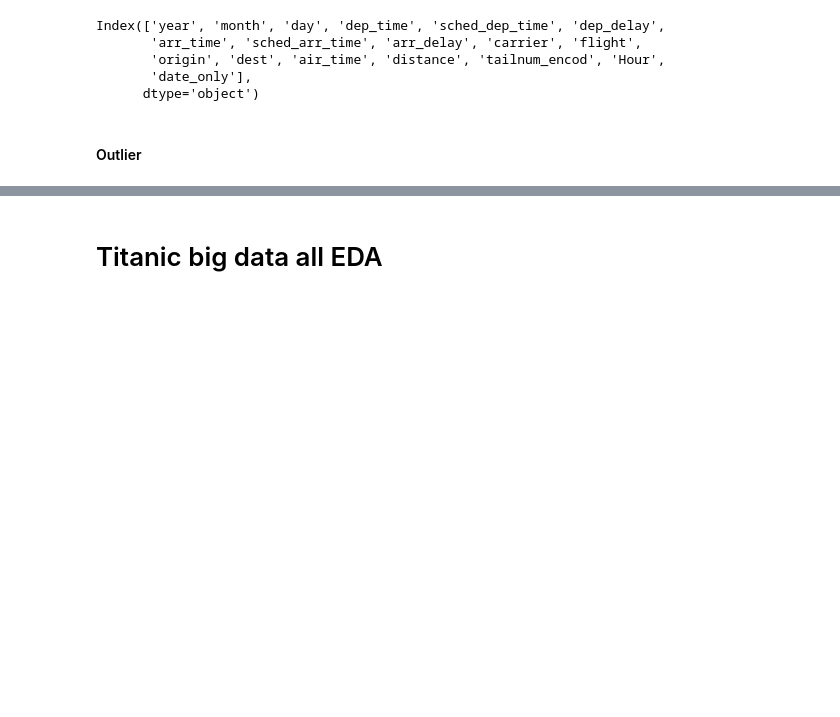
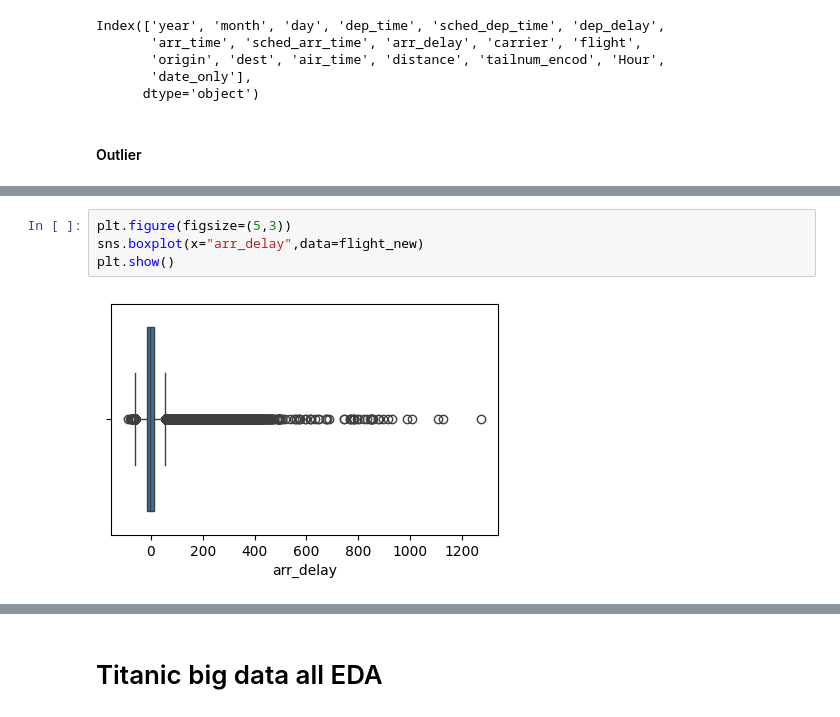
Before and after one commit to UtkarshaChoudhary/Exploratory-Data-Analysis, a Jupyter notebook: all EDA process on flight data.ipynb, the cells around one changed output, grey strips where cells are left out. Drawn from its saved outputs; the diff is of its cells as text; blank space fills up the shorter version.

```diff
--- a/all EDA process on flight data.ipynb
+++ b/all EDA process on flight data.ipynb
@@ -357,0 +367,6 @@ plt.show()
+# %%
+plt.figure(figsize=(5,3))
+sns.boxplot(x="arr_delay",data=flight_new)
+plt.show()
+# %% [output]
+[figure, added]
```
Also changed, not shown: parts of 6 cells of this notebook.
